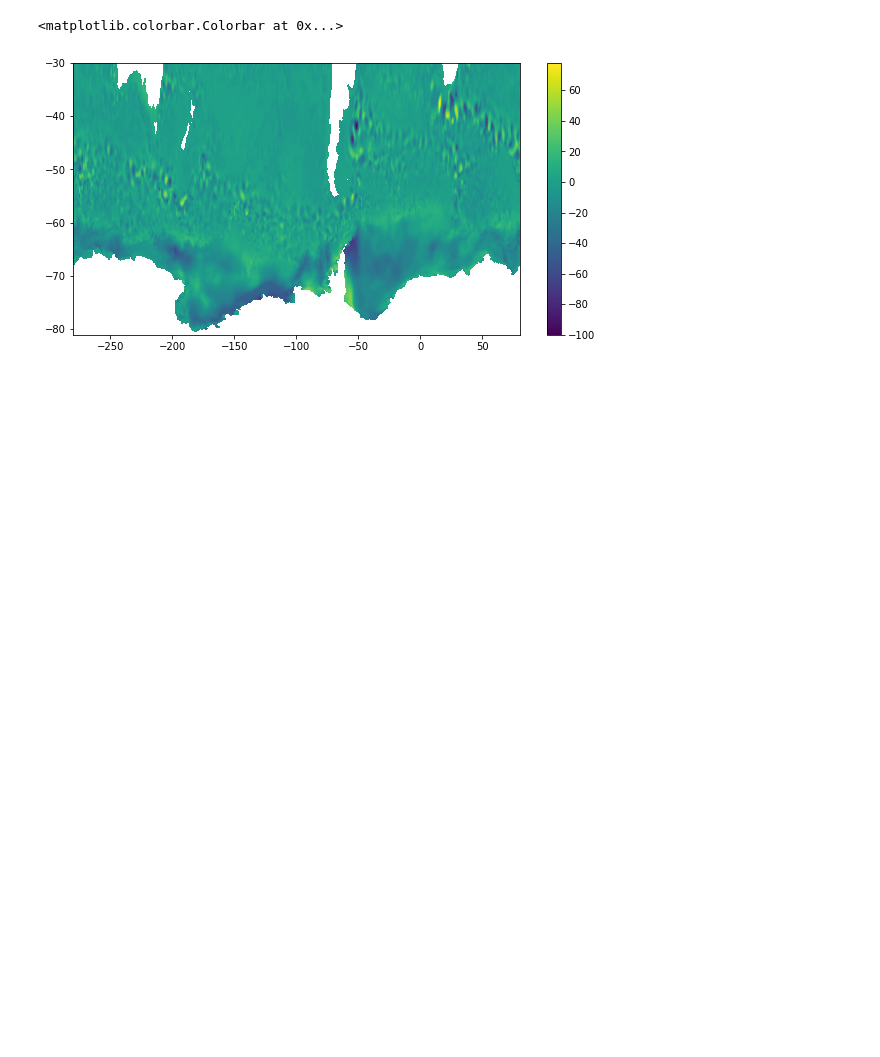
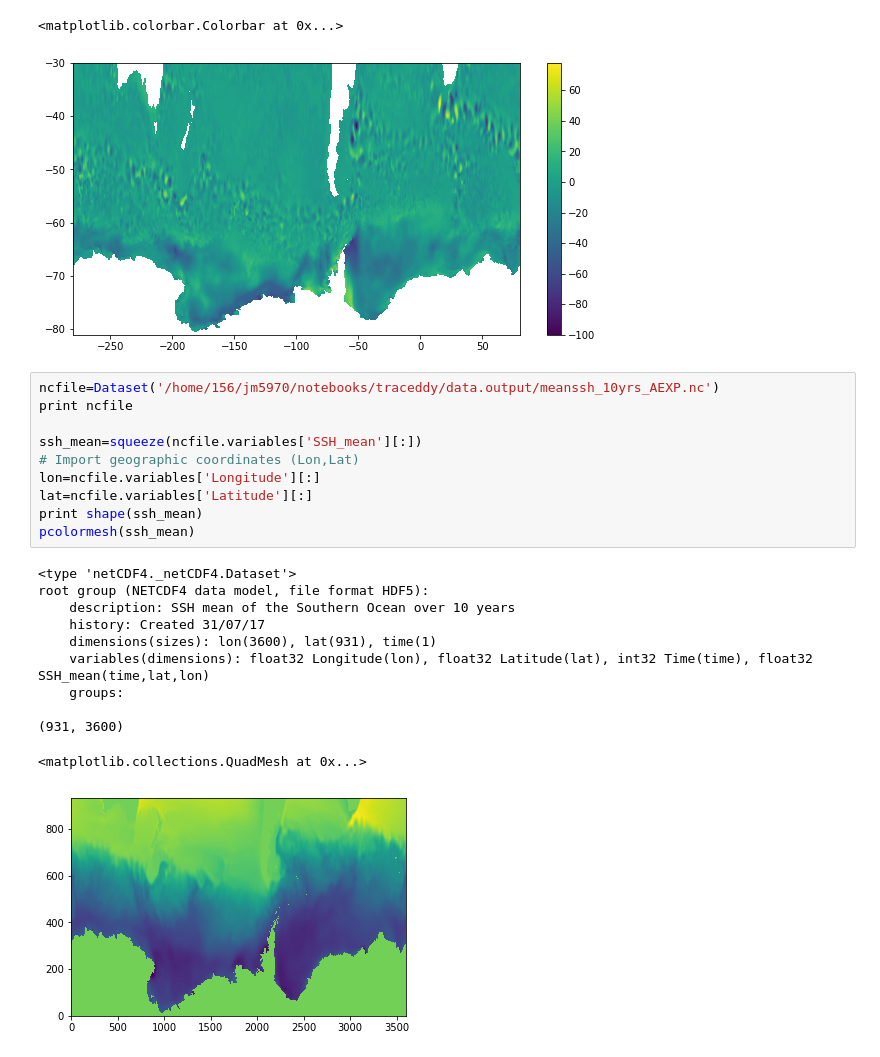
Before and after one commit to amoliu/trackeddy, a Jupyter notebook: examples/ssh_mean.ipynb, the cells around one changed output. Cells and saved outputs as stored; diff of their text form; blank space fills up the shorter version.

```diff
--- a/examples/ssh_mean.ipynb
+++ b/examples/ssh_mean.ipynb
@@ -44,3 +89,25 @@ colorbar()
 # %% [output]
 <matplotlib.colorbar.Colorbar at 0x...>
 [figure]
+# %%
+ncfile=Dataset('/home/156/jm5970/notebooks/traceddy/data.output/meanssh_10yrs_AEXP.nc')
+print ncfile
+
+ssh_mean=squeeze(ncfile.variables['SSH_mean'][:])
+# Import geographic coordinates (Lon,Lat)
+lon=ncfile.variables['Longitude'][:]
+lat=ncfile.variables['Latitude'][:]
+print shape(ssh_mean)
+pcolormesh(ssh_mean)
+# %% [output]
+<type 'netCDF4._netCDF4.Dataset'>
+root group (NETCDF4 data model, file format HDF5):
+    description: SSH mean of the Southern Ocean over 10 years
+    history: Created 31/07/17
+    dimensions(sizes): lon(3600), lat(931), time(1)
+    variables(dimensions): float32 Longitude(lon), float32 Latitude(lat), int32 Time(time), float32 SSH_mean(time,lat,lon)
+    groups:
+
+(931, 3600)
+<matplotlib.collections.QuadMesh at 0x...>
+[figure, added]
```
Also changed, not shown: parts of 3 cells of this notebook, 3 other files.
